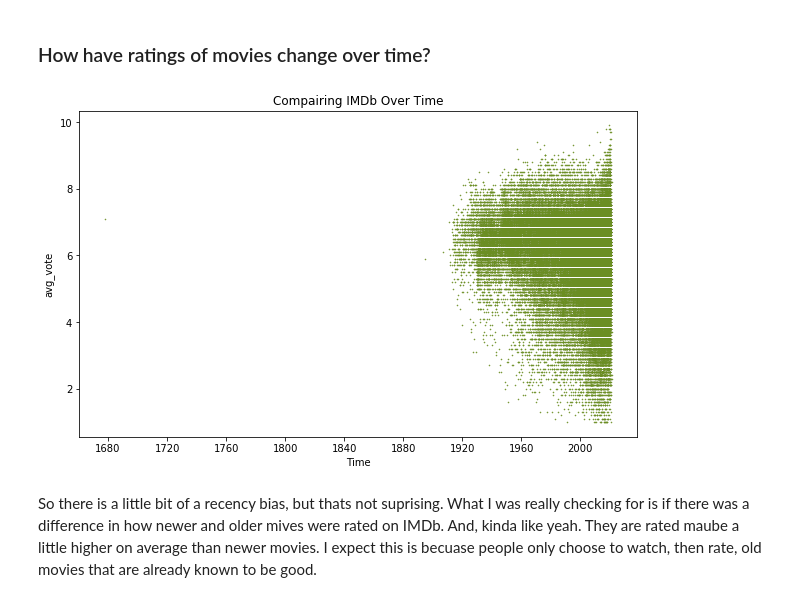
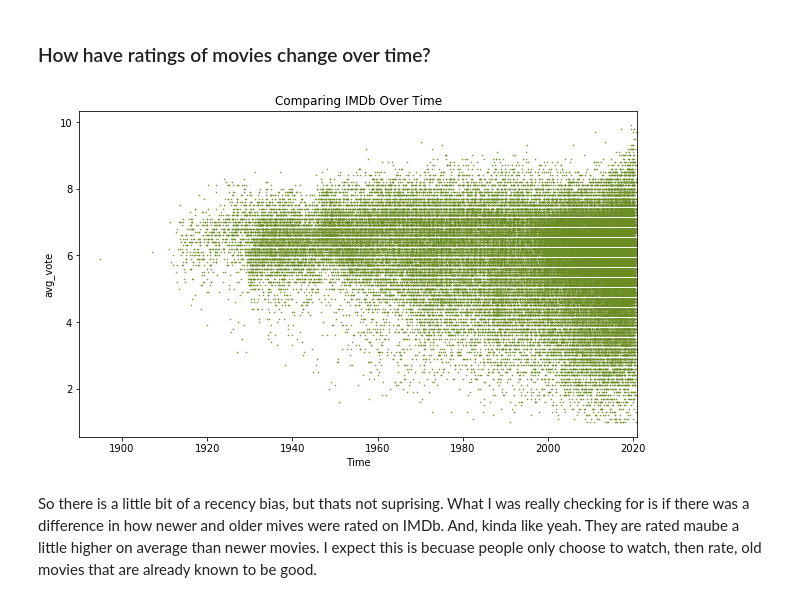
Before and after one commit to almetzler/SI330Final, a Jupyter notebook: NewFinal.ipynb, the cells around one changed output. Cells and saved outputs as stored; diff of their text form; code cells hidden in the pictures.

```diff
--- a/NewFinal.ipynb
+++ b/NewFinal.ipynb
@@ -236,12 +266,13 @@ As expected, the budgets for movies has grown exploded. But what is good to see
 # %%
 fig, ax = plt.subplots(figsize=(10, 6))
 plt.scatter(imdb['date_published'], imdb['avg_vote'], c='olivedrab', s =.3)
-plt.title('Compairing IMDb Over Time')
+plt.title('Comparing IMDb Over Time')
 plt.xlabel("Time")
 plt.ylabel("avg_vote")
+plt.xlim('1890','2021')
 plt.show()
 # %% [output]
-[figure, old version]
+[figure, new version]
 # %% [markdown]
 So there is a little bit of a recency bias, but thats not suprising. What I was really checking for is if there was a difference in how newer and older mives were rated on IMDb. And, kinda like yeah. They are rated maube a little higher on average than newer movies. I expect this is becuase people only choose to watch, then rate, old movies that are already known to be good.
 # %% [markdown]
```
Also changed, not shown: parts of 30 cells of this notebook, 1 other file.
